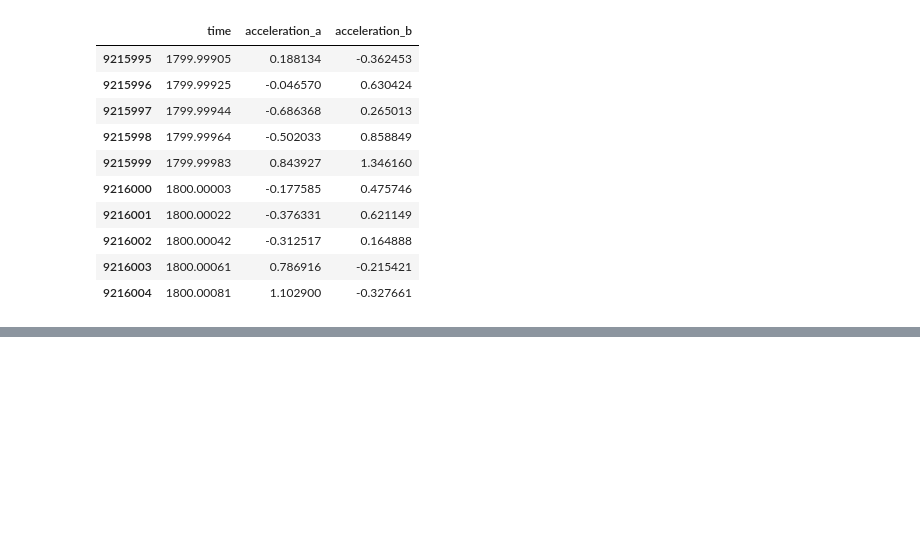
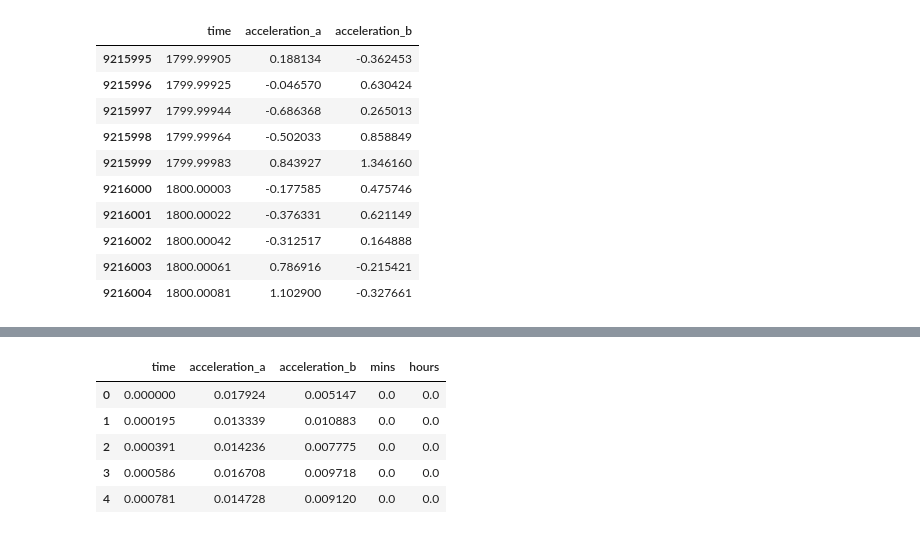
Before and after one commit to tnankie/project-sturm_drang, a Jupyter notebook: EDA.ipynb, the cells around one changed output, grey strips where cells are left out. Cells and saved outputs as stored; diff of their text form; code cells hidden in the pictures; blank space fills up the shorter version.

```diff
--- a/EDA.ipynb
+++ b/EDA.ipynb
@@ -615,0 +681,9 @@ raw.iloc[9215995:9216005,:]
+# %%
+chunk.head()
+# %% [output]
+|  | time | acceleration_a | acceleration_b | mins | hours |
+| 0 | 0.000000 | 0.017924 | 0.005147 | 0.0 | 0.0 |
+| 1 | 0.000195 | 0.013339 | 0.010883 | 0.0 | 0.0 |
+| 2 | 0.000391 | 0.014236 | 0.007775 | 0.0 | 0.0 |
+| 3 | 0.000586 | 0.016708 | 0.009718 | 0.0 | 0.0 |
+| 4 | 0.000781 | 0.014728 | 0.009120 | 0.0 | 0.0 |
```
Also changed, not shown: parts of 24 cells of this notebook.
